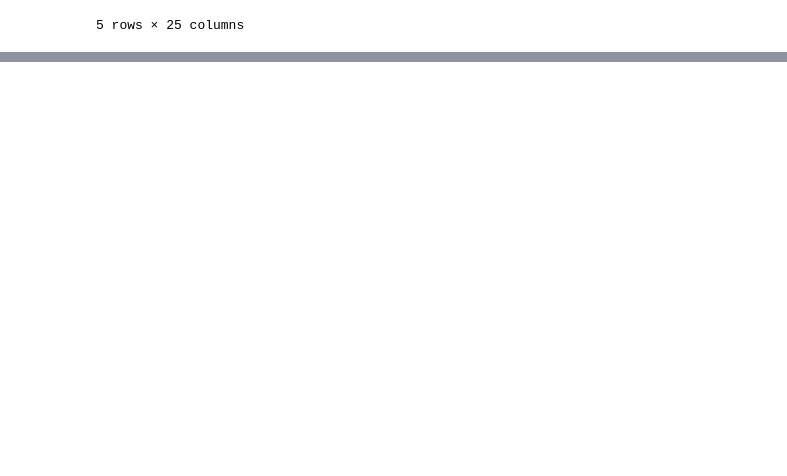
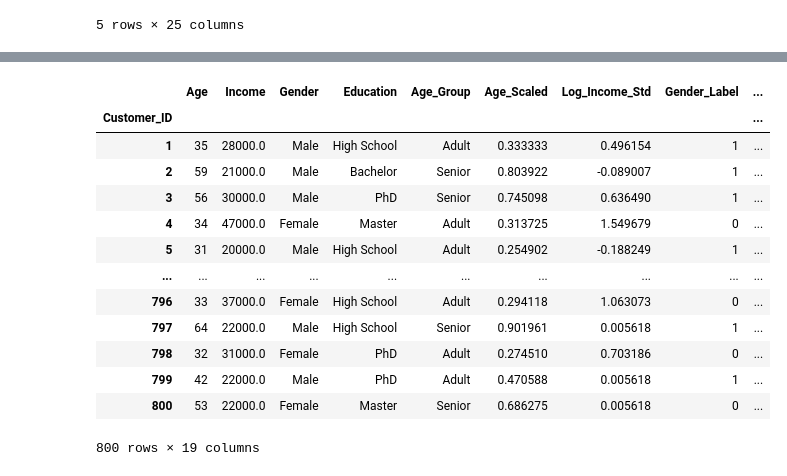
Before and after one commit to susara-ouchi/DA-2013---Scripts, a Jupyter notebook: Week 09/feature_engineering.ipynb, the cells around one changed output, grey strips where cells are left out. Cells and saved outputs as stored; diff of their text form; code cells hidden in the pictures; blank space fills up the shorter version.

```diff
--- a/Week 09/feature_engineering.ipynb
+++ b/Week 09/feature_engineering.ipynb
@@ -244,0 +255,21 @@ df_fe.head()
+# %%
+df_fe[['Age', 'Income', 'Gender', 'Education', 'Age_Group', 'Age_Scaled', 'Log_Income_Std',
+       'Gender_Label', 'Education_Ord', 'Region_East',
+       'Region_North', 'Region_South', 'Region_West',
+       'Signup_Year', 'Signup_Month', 'Signup_Day', 'Signup_Weekday',
+       'Days_Since_Signup', 'Churned']]
+# %% [output]
+|  | Age | Income | Gender | Education | Age_Group | Age_Scaled | Log_Income_Std | Gender_Label | ... |
+| Customer_ID |  |  |  |  |  |  |  |  | ... |
+| 1 | 35 | 28000.0 | Male | High School | Adult | 0.333333 | 0.496154 | 1 | ... |
+| 2 | 59 | 21000.0 | Male | Bachelor | Senior | 0.803922 | -0.089007 | 1 | ... |
+| 3 | 56 | 30000.0 | Male | PhD | Senior | 0.745098 | 0.636490 | 1 | ... |
+| 4 | 34 | 47000.0 | Female | Master | Adult | 0.313725 | 1.549679 | 0 | ... |
+| 5 | 31 | 20000.0 | Male | High School | Adult | 0.254902 | -0.188249 | 1 | ... |
+| ... | ... | ... | ... | ... | ... | ... | ... | ... | ... |
+| 796 | 33 | 37000.0 | Female | High School | Adult | 0.294118 | 1.063073 | 0 | ... |
+| 797 | 64 | 22000.0 | Male | High School | Senior | 0.901961 | 0.005618 | 1 | ... |
+| 798 | 32 | 31000.0 | Female | PhD | Adult | 0.274510 | 0.703186 | 0 | ... |
+| 799 | 42 | 22000.0 | Male | PhD | Adult | 0.470588 | 0.005618 | 1 | ... |
+| 800 | 53 | 22000.0 | Female | Master | Senior | 0.686275 | 0.005618 | 0 | ... |
+800 rows × 19 columns
```
Also changed, not shown: parts of 4 cells of this notebook, 2 other files.
